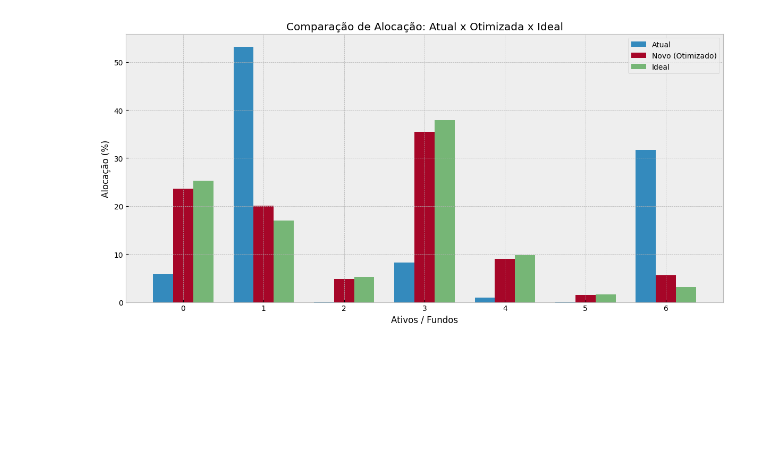
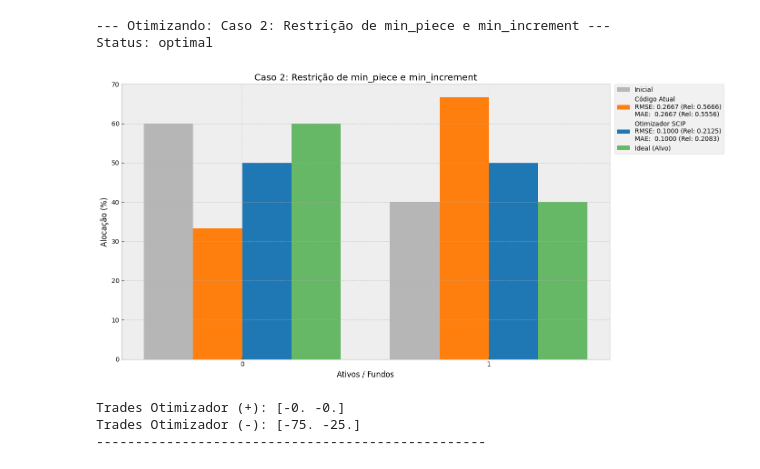
Before and after one commit to vrtaranto-ufrj/Otimizacao-Rateio, a Jupyter notebook: otimizador.ipynb, the cells around one changed output. Drawn from its saved outputs; the diff is of its cells as text; code cells hidden in the pictures; blank space fills up the shorter version.

```diff
--- a/otimizador.ipynb
+++ b/otimizador.ipynb
@@ -153,3 +463,19 @@ def optimize(
 
 
     return model.getVal(trades_positive) * min_increment, model.getVal(trades_negative) * min_increment
+# %%
+def calcular_erros(current_ratios, ideal_ratios):
+    diff = current_ratios - ideal_ratios
+    diff_relativo = diff / ideal_ratios
+
+    # Mean Absolute Error
+    mae = np.abs(diff).mean()
+    # Mean Absolute Relative Error
+    mae_rel = np.abs(diff_relativo).mean()
+
+    # Root Mean Square Error
+    rmse = np.sqrt((diff ** 2).mean())
+    # Root Mean Square Relative Error
+    rmse_rel = np.sqrt((diff_relativo ** 2).mean())
+
+    return mae, mae_rel, rmse, rmse_rel
@@ -209,22 +574,23 @@ Error relativo:  0.3072234391783343
 # %%
-indices = np.arange(len(position))
-width = 0.25
+# ==========================================
+# CASO 2: 2 Ativos (Min Increment 50)
+# ==========================================
+pos2 = np.array([150, 100], dtype=np.int64)
+ideal2 = np.array([0.6, 0.4], dtype=np.float64)
+# Valores de referência (código atual)
+ref_pos2 = np.array([0, 0])
+ref_neg2 = np.array([-100, 0])
 
-initial_ratios_plot = position / position.sum()
-
-fig, ax = plt.subplots(figsize=(12, 6))
-
-rects1 = ax.bar(indices - width, initial_ratios_plot * 100, width, label='Atual')
-rects2 = ax.bar(indices, new_ratios * 100, width, label='Novo (Otimizado)')
-rects3 = ax.bar(indices + width, ideal_ratios * 100, width, label='Ideal', alpha=0.5, color='green')
-
-ax.set_ylabel('Alocação (%)')
-ax.set_xlabel('Ativos / Fundos')
-ax.set_title('Comparação de Alocação: Atual x Otimizada x Ideal')
-ax.set_xticks(indices)
-ax.legend()
-
-plt.tight_layout()
-plt.show()
+analisar_cenario(
+    title="Caso 2: Restrição de min_piece e min_increment",
+    position=pos2, ideal_ratios=ideal2,
+    pos_amt=0, neg_amt=-100, min_p=75, min_inc=25,
+    trades_pos_ref=ref_pos2, trades_neg_ref=ref_neg2
+)
 # %% [output]
+--- Otimizando: Caso 2: Restrição de min_piece e min_increment ---
+Status: optimal
-[figure, old version]
+[figure, new version]
+Trades Otimizador (+): [-0. -0.]
+Trades Otimizador (-): [-75. -25.]
+--------------------------------------------------
```
Also changed, not shown: parts of 10 cells of this notebook, 1 other file.
